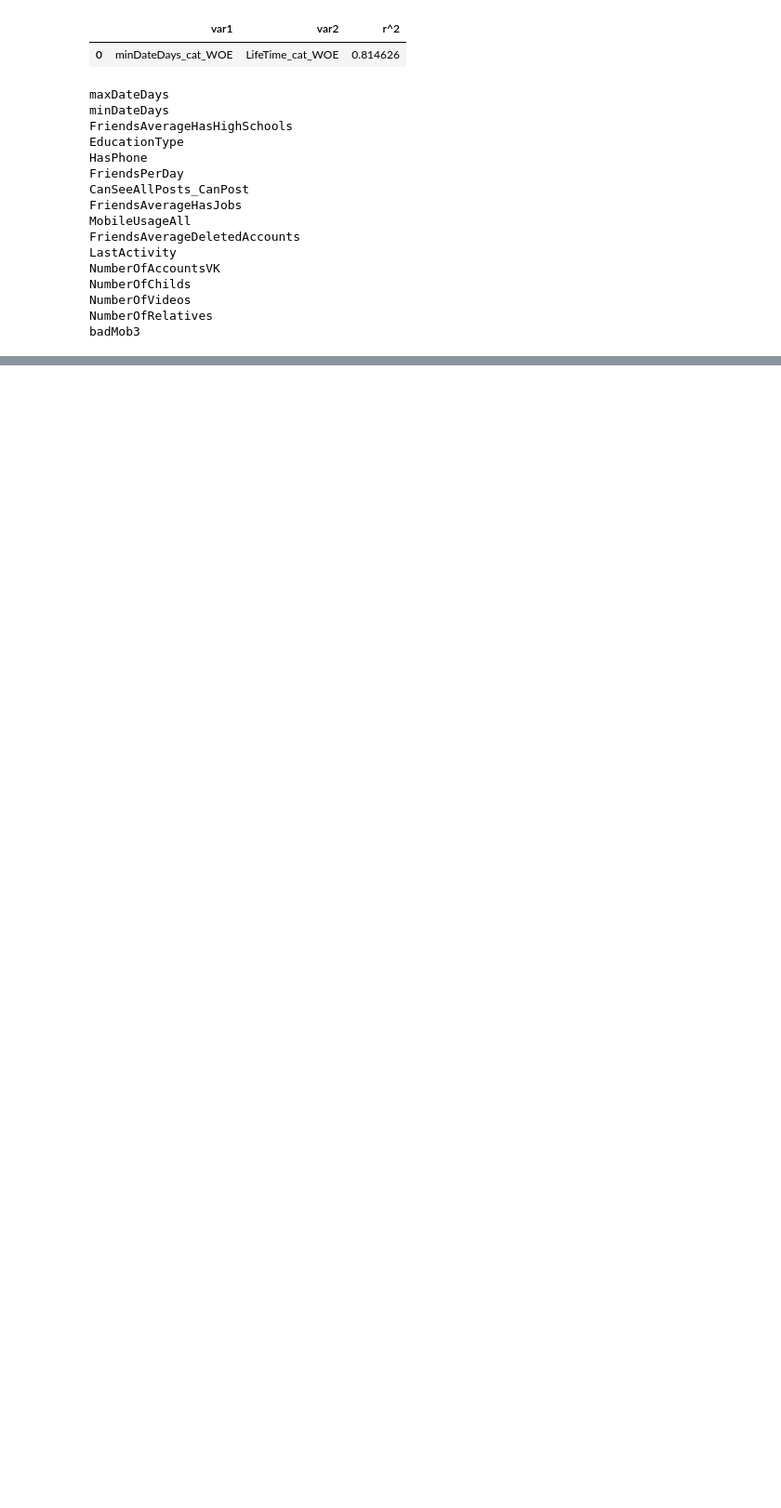
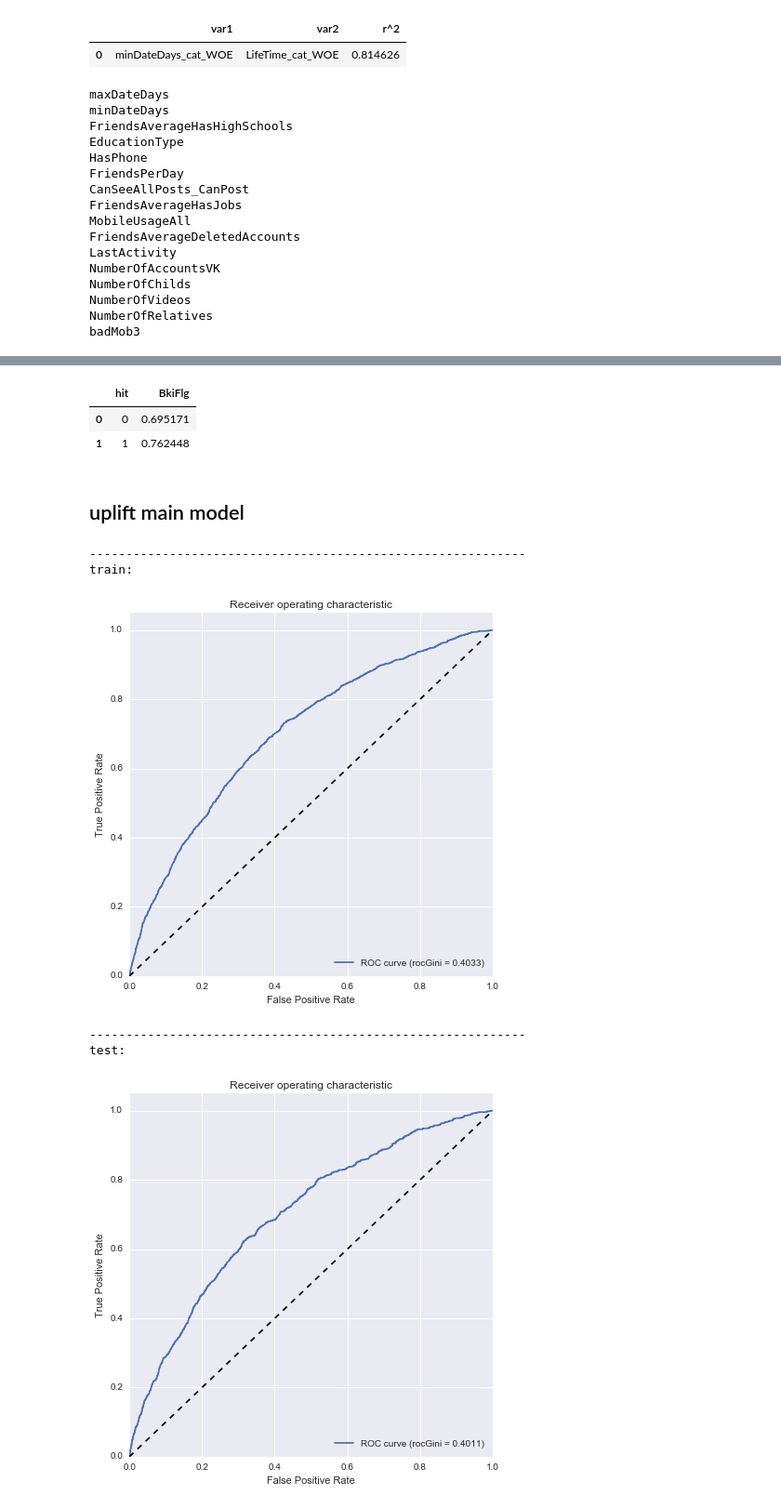
Before and after one commit to messiah1349/DoubleD, a Jupyter notebook: ddModelAllClients.ipynb, the cells around one changed output, grey strips where cells are left out. Shown at 93% size. Cells and saved outputs as stored; diff of their text form; code cells hidden in the pictures; blank space fills up the shorter version.

```diff
--- a/ddModelAllClients.ipynb
+++ b/ddModelAllClients.ipynb
@@ -218,0 +287,41 @@ woeProd.replace(100000000.00000,'inf').fillna('nan').to_csv('DDmodelDescription.
+# %%
+hitTable.groupby('hit').mean()['BkiFlg'].reset_index()
+# %% [output]
+|  | hit | BkiFlg |
+| 0 | 0 | 0.695171 |
+| 1 | 1 | 0.762448 |
+# %% [markdown]
+## uplift main model
+# %%
+allMob3 = pd.read_csv('C:/YandexDisk/Work/RevoBigScorring/AllMob3/allMob3postWoeTransform.csv')
+# %%
+allDD = pd.concat([dfLoans.reset_index().clientKey,preLR],axis=1).drop('badMob3',axis=1)
+# %%
+allPostWoe = pd.merge(allDD,allMob3,on='clientKey')
+allPostWoeWoDD = allPostWoe[list(allMob3.columns)].drop('clientKey',axis = 1)
+allPostWoeWithDD = allPostWoe.drop('clientKey',axis = 1)
+# %%
+preLr = allPostWoeWoDD.copy()
+
+y = preLR[badFlag].values
+X = preLR.drop(badFlag,axis=1).values
+
+X_train, X_test, y_train, y_test = train_test_split(X, y, test_size=0.33,random_state = 4)
+lr = LogisticRegression(C=0.1)
+lr.fit(X_train,y_train)
+pr_test = lr.predict_proba(X_test)[:,1]
+pr_train = lr.predict_proba(X_train)[:,1]
+
+print('-'*60)
+print("train:")
+sf.rocCurve(y_train,pr_train)
+print('-'*60)
+print("test:")
+sf.rocCurve(y_test,pr_test)
+# %% [output]
+------------------------------------------------------------
+train:
+[figure, added]
+------------------------------------------------------------
+test:
+[figure, added]
```
Also changed, not shown: parts of 21 cells of this notebook.
